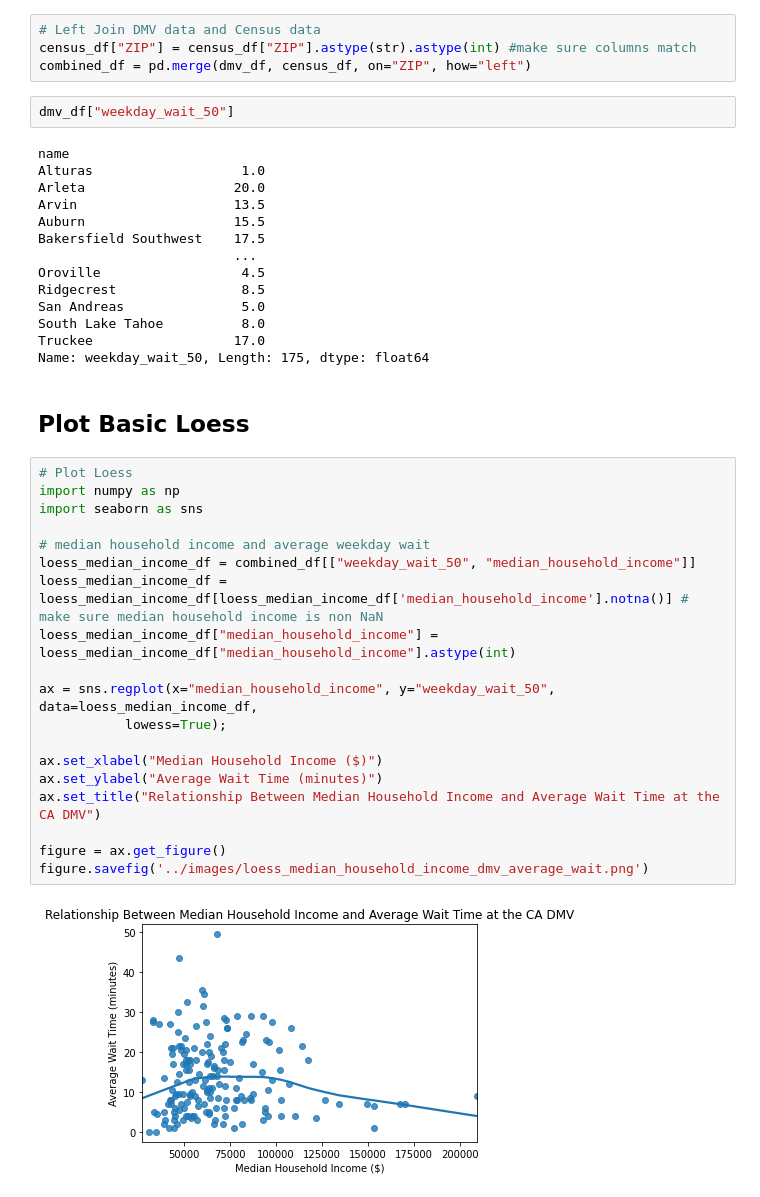
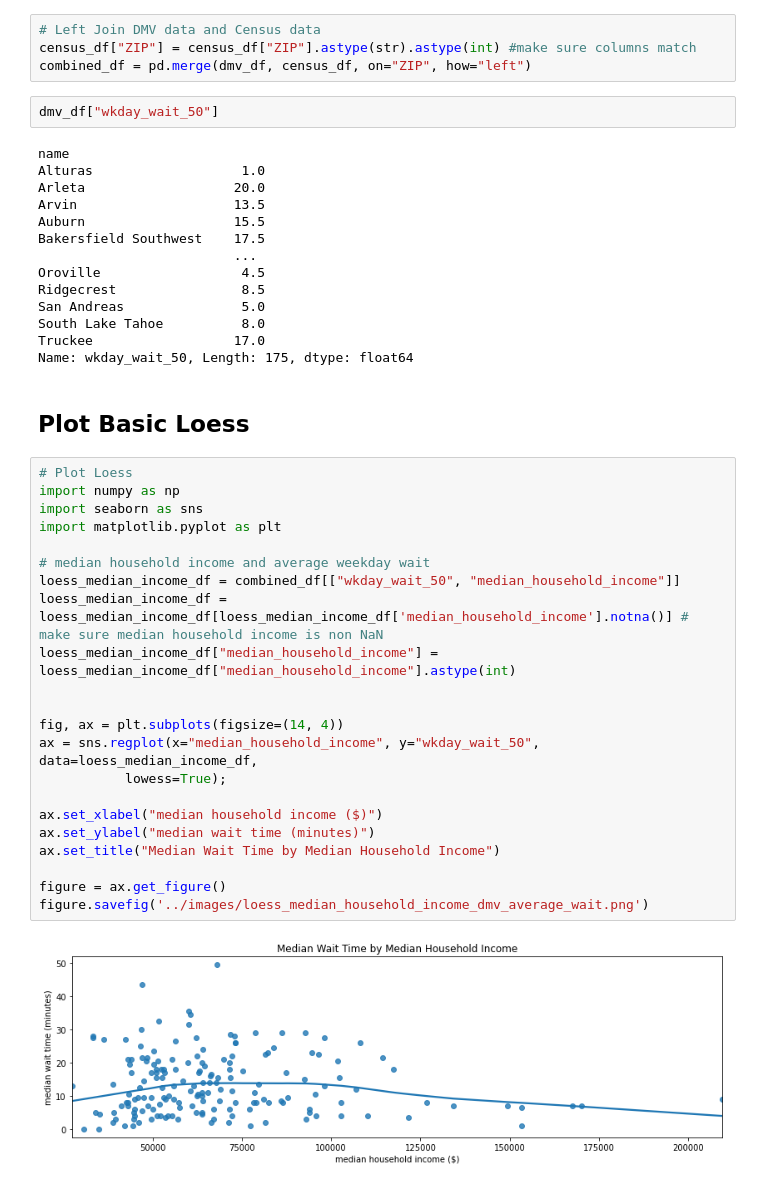
Before and after one commit to soodoku/wait, a Jupyter notebook: scripts/Sociodem.ipynb, the cells around one changed output. Drawn from its saved outputs; the diff is of its cells as text.

Commit message:
small graph adjustments for loess.

```diff
--- a/scripts/Sociodem.ipynb
+++ b/scripts/Sociodem.ipynb
@@ -289,7 +289,7 @@ dmv_df.head()
 census_df["ZIP"] = census_df["ZIP"].astype(str).astype(int) #make sure columns match
 combined_df = pd.merge(dmv_df, census_df, on="ZIP", how="left")
 # %%
-dmv_df["weekday_wait_50"]
+dmv_df["wkday_wait_50"]
 # %% [output]
 name
 Alturas                   1.0
@@ -303,29 +303,32 @@ Ridgecrest                8.5
 San Andreas               5.0
 South Lake Tahoe          8.0
 Truckee                  17.0
-Name: weekday_wait_50, Length: 175, dtype: float64
+Name: wkday_wait_50, Length: 175, dtype: float64
 # %% [markdown]
 ## Plot Basic Loess
 # %%
 # Plot Loess
 import numpy as np
 import seaborn as sns
+import matplotlib.pyplot as plt
 
 # median household income and average weekday wait
-loess_median_income_df = combined_df[["weekday_wait_50", "median_household_income"]]
+loess_median_income_df = combined_df[["wkday_wait_50", "median_household_income"]]
 loess_median_income_df = loess_median_income_df[loess_median_income_df['median_household_income'].notna()] # make sure median household income is non NaN
 loess_median_income_df["median_household_income"] = loess_median_income_df["median_household_income"].astype(int)
 
-ax = sns.regplot(x="median_household_income", y="weekday_wait_50", data=loess_median_income_df,
+
+fig, ax = plt.subplots(figsize=(14, 4))
+ax = sns.regplot(x="median_household_income", y="wkday_wait_50", data=loess_median_income_df,
            lowess=True);
 
-ax.set_xlabel("Median Household Income ($)")
-ax.set_ylabel("Average Wait Time (minutes)")
-ax.set_title("Relationship Between Median Household Income and Average Wait Time at the CA DMV")
+ax.set_xlabel("median household income ($)")
+ax.set_ylabel("median wait time (minutes)")
+ax.set_title("Median Wait Time by Median Household Income")
 
 figure = ax.get_figure()
 figure.savefig('../images/loess_median_household_income_dmv_average_wait.png')
 # %% [output]
-[figure, old version]
+[figure, new version]
 # %%
 # median household income and average short weekday wait
```
Also changed, not shown: parts of 9 cells of this notebook, 9 other files.
